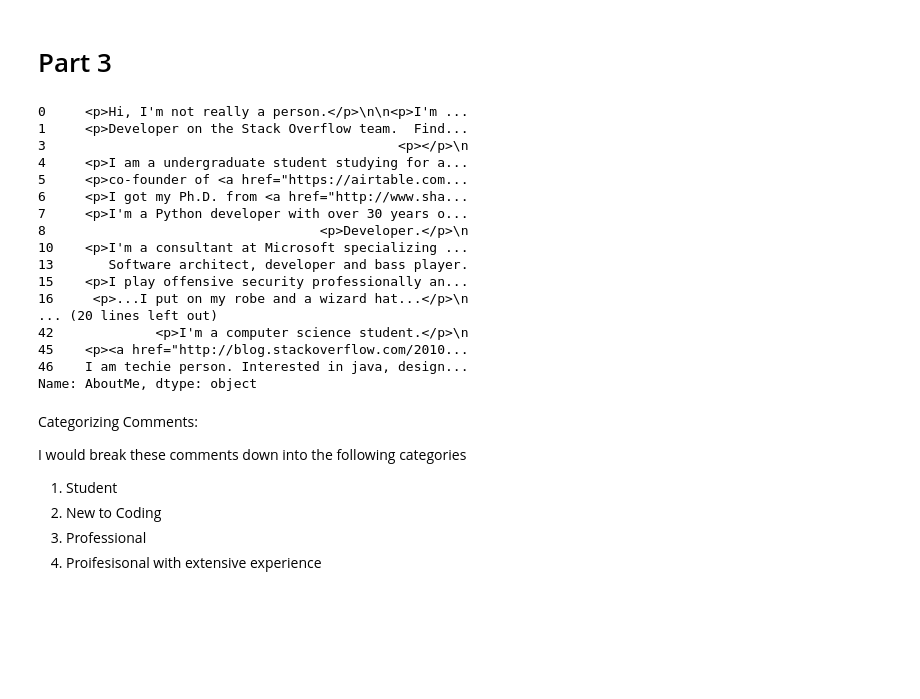
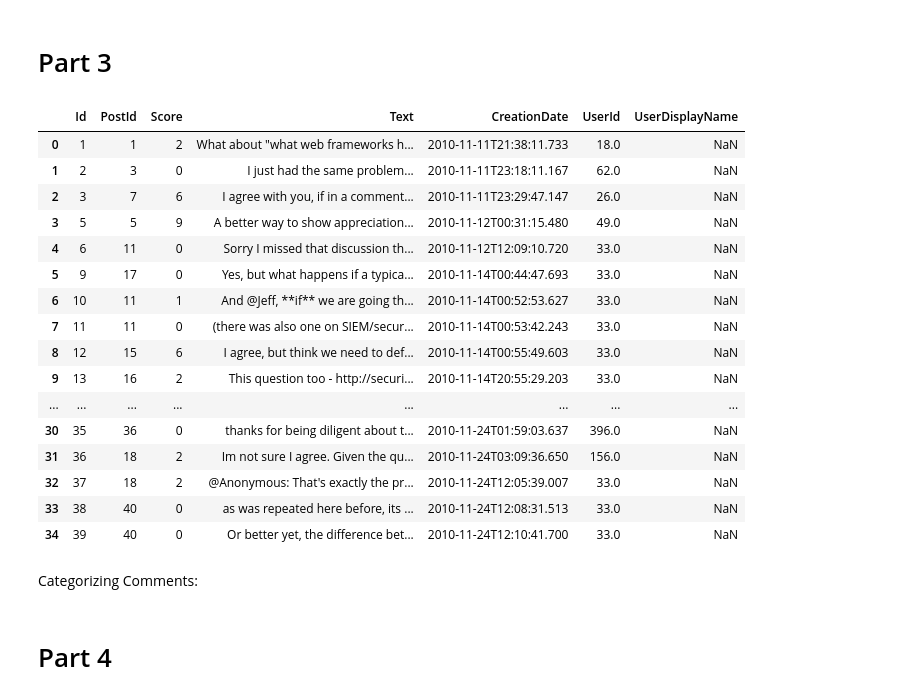
Before and after one commit to ikleinman/CM_coding_challenge, a Jupyter notebook: coding_challenge/Working_notebook.ipynb, the cells around one changed output. Saved outputs shown, nothing was run; the diff lists cells and outputs as text; code cells hidden in the pictures; blank space fills up the shorter version.

```diff
--- a/coding_challenge/Working_notebook.ipynb
+++ b/coding_challenge/Working_notebook.ipynb
@@ -175,34 +177,29 @@ plt.scatter(Y_test,predictions)
 [figure]
 # %% [markdown]
 # Part 3
-# %%
-comments = df_users['AboutMe'].dropna(how=any)
-
-comments.head(35)
-# %% [output]
-0     <p>Hi, I'm not really a person.</p>\n\n<p>I'm ...
-1     <p>Developer on the Stack Overflow team.  Find...
-3                                             <p></p>\n
-4     <p>I am a undergraduate student studying for a...
-5     <p>co-founder of <a href="https://airtable.com...
-6     <p>I got my Ph.D. from <a href="http://www.sha...
-7     <p>I'm a Python developer with over 30 years o...
-8                                   <p>Developer.</p>\n
-10    <p>I'm a consultant at Microsoft specializing ...
-13       Software architect, developer and bass player.
-15    <p>I play offensive security professionally an...
-16     <p>...I put on my robe and a wizard hat...</p>\n
-... (20 lines left out)
-42             <p>I'm a computer science student.</p>\n
-45    <p><a href="http://blog.stackoverflow.com/2010...
-46    I am techie person. Interested in java, design...
-Name: AboutMe, dtype: object
-# %% [markdown]
-Categorizing Comments:
-
-I would break these comments down into the following categories
-
-1. Student
-2. New to Coding
-3. Professional
-4. Proifesisonal with extensive experience
+# %%
+df_comments = pd.read_csv("csv/Comments.csv")
+
+df_comments.head(35)
+# %% [output]
+|  | Id | PostId | Score | Text | CreationDate | UserId | UserDisplayName |
+| 0 | 1 | 1 | 2 | What about "what web frameworks h... | 2010-11-11T21:38:11.733 | 18.0 | NaN |
+| 1 | 2 | 3 | 0 | I just had the same problem... | 2010-11-11T23:18:11.167 | 62.0 | NaN |
+| 2 | 3 | 7 | 6 | I agree with you, if in a comment... | 2010-11-11T23:29:47.147 | 26.0 | NaN |
+| 3 | 5 | 5 | 9 | A better way to show appreciation... | 2010-11-12T00:31:15.480 | 49.0 | NaN |
+| 4 | 6 | 11 | 0 | Sorry I missed that discussion th... | 2010-11-12T12:09:10.720 | 33.0 | NaN |
+| 5 | 9 | 17 | 0 | Yes, but what happens if a typica... | 2010-11-14T00:44:47.693 | 33.0 | NaN |
+| 6 | 10 | 11 | 1 | And @Jeff, **if** we are going th... | 2010-11-14T00:52:53.627 | 33.0 | NaN |
+| 7 | 11 | 11 | 0 | (there was also one on SIEM/secur... | 2010-11-14T00:53:42.243 | 33.0 | NaN |
+| 8 | 12 | 15 | 6 | I agree, but think we need to def... | 2010-11-14T00:55:49.603 | 33.0 | NaN |
+| 9 | 13 | 16 | 2 | This question too - http://securi... | 2010-11-14T20:55:29.203 | 33.0 | NaN |
+| ... | ... | ... | ... | ... | ... | ... | ... |
+| 30 | 35 | 36 | 0 | thanks for being diligent about t... | 2010-11-24T01:59:03.637 | 396.0 | NaN |
+| 31 | 36 | 18 | 2 | Im not sure I agree. Given the qu... | 2010-11-24T03:09:36.650 | 156.0 | NaN |
+| 32 | 37 | 18 | 2 | @Anonymous: That's exactly the pr... | 2010-11-24T12:05:39.007 | 33.0 | NaN |
+| 33 | 38 | 40 | 0 | as was repeated here before, its ... | 2010-11-24T12:08:31.513 | 33.0 | NaN |
+| 34 | 39 | 40 | 0 | Or better yet, the difference bet... | 2010-11-24T12:10:41.700 | 33.0 | NaN |
+# %% [markdown]
+Categorizing Comments:
+# %% [markdown]
+# Part 4
```
Also changed, not shown: parts of 7 cells of this notebook.
